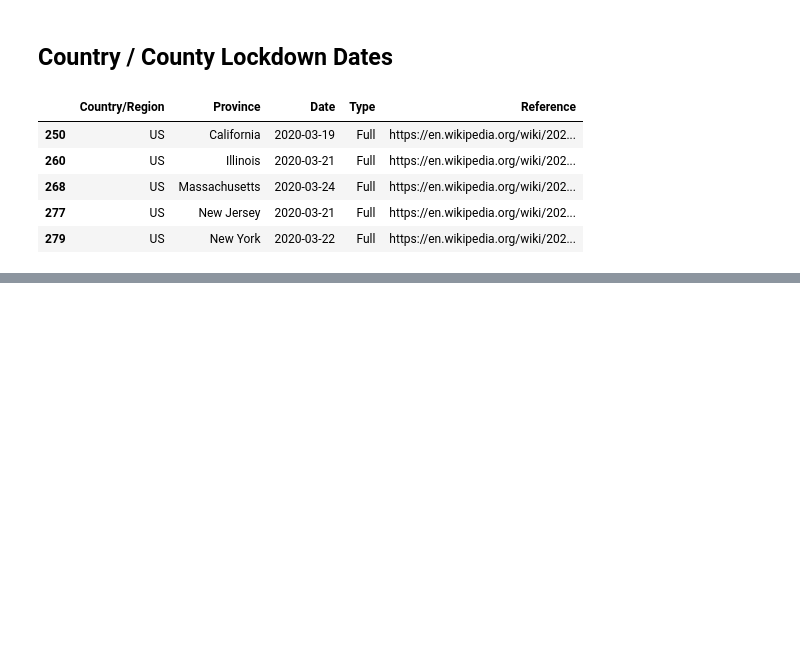
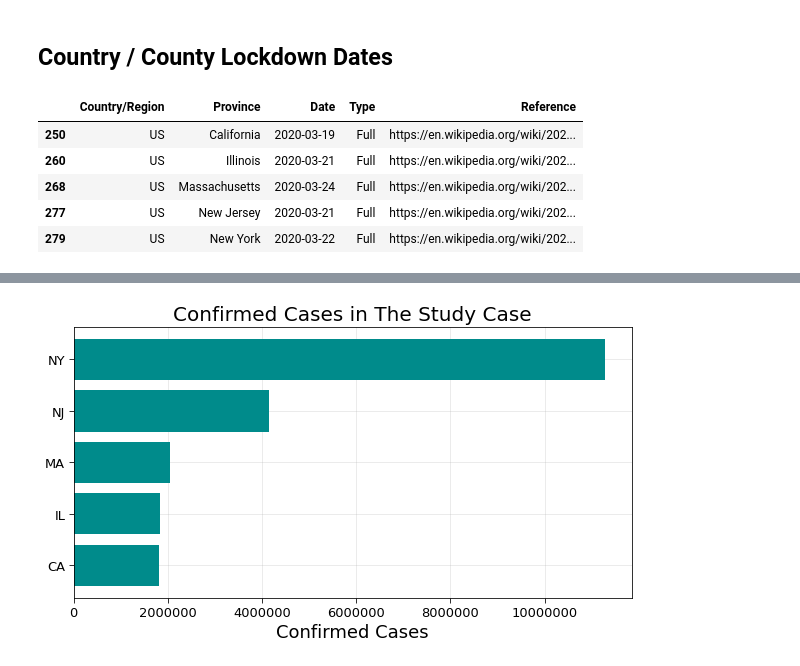
Before and after one commit to Adamantia/covid19-mit-teamd004, a Jupyter notebook: Covid19_Datathon_Team_d004.ipynb, the cells around one changed output, grey strips where cells are left out. Saved outputs shown, nothing was run; the diff lists cells and outputs as text; code cells hidden in the pictures; blank space fills up the shorter version.

```diff
--- a/Covid19_Datathon_Team_d004.ipynb
+++ b/Covid19_Datathon_Team_d004.ipynb
@@ -44,3 +35,0 @@ url_new_york ='https://raw.githubusercontent.com/Adamantia/covid19-mit-teamd004/
-# %%
-data = pd.read_html(url_cali)
-data[0]
@@ -352,0 +298,3 @@ df[(df['Province'] == 'California') | (df['Province'] == 'Illinois') | (df['Prov
+# %%
+project_id='mit-covid-19-datathon'
+os.environ["GOOGLE_CLOUD_PROJECT"]=project_id
@@ -352,0 +303,23 @@ df[(df['Province'] == 'California') | (df['Province'] == 'Illinois') | (df['Prov
+# %%
+# Read data from BigQuery into pandas dataframes.
+def run_query(query):
+  return pd.io.gbq.read_gbq(query, project_id=project_id, verbose=False, configuration={'query':{'useLegacySql': False}})
+# %%
+df_covid19_usafacts = run_query('''
+SELECT state,
+       SUM(confirmed_cases) as confirmed_cases,
+       SUM(deaths) as deaths
+FROM `bigquery-public-data.covid19_usafacts.summary`
+WHERE (
+      state LIKE 'CA' or
+      state LIKE 'IL' or
+      state LIKE 'MA' or
+      state LIKE 'NJ' or
+      state LIKE 'NY'
+        )
+GROUP BY state
+LIMIT 1000
+
+
+''')
+df_covid19_usafacts.head()
@@ -352,0 +333,17 @@ df[(df['Province'] == 'California') | (df['Province'] == 'Illinois') | (df['Prov
+# %%
+f = plt.figure(figsize=(10,5))
+ax1 = f.add_subplot(111)
+
+plt.axes(axisbelow=True)
+plt.barh(df_covid19_usafacts.sort_values('confirmed_cases')["state"].values,
+         df_covid19_usafacts.sort_values('confirmed_cases')["confirmed_cases"].values,
+         color="darkcyan")
+
+plt.ticklabel_format(axis="x", style='plain')
+
+plt.tick_params(size=5,labelsize = 13)
+plt.xlabel("Confirmed Cases",fontsize=18)
+plt.title("Confirmed Cases in The Study Case",fontsize=20)
+plt.grid(alpha=0.3)
+# %% [output]
+[figure, added]
```
Also changed, not shown: parts of 30 cells of this notebook.
